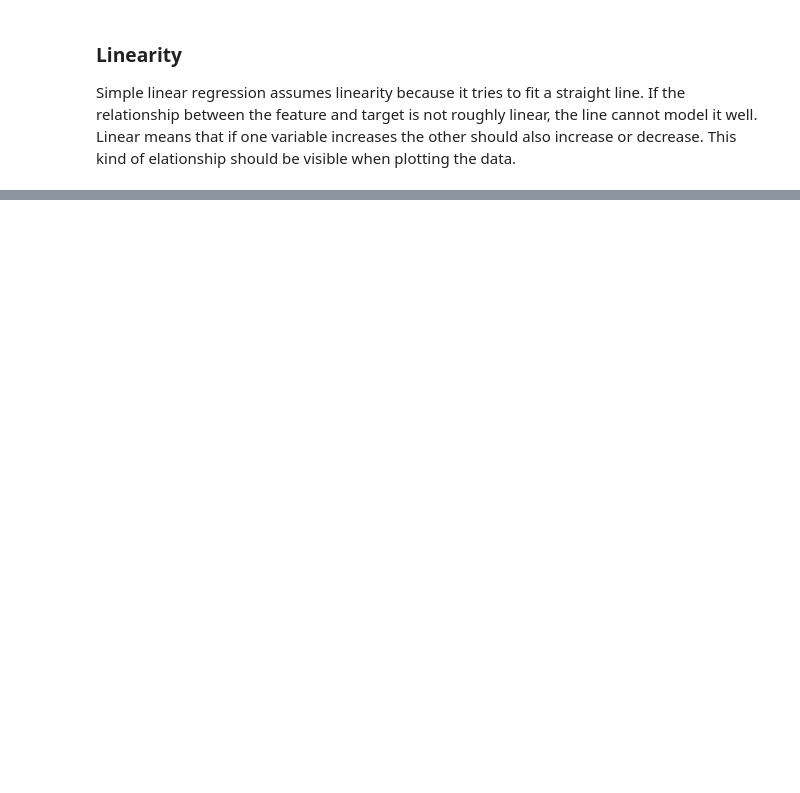
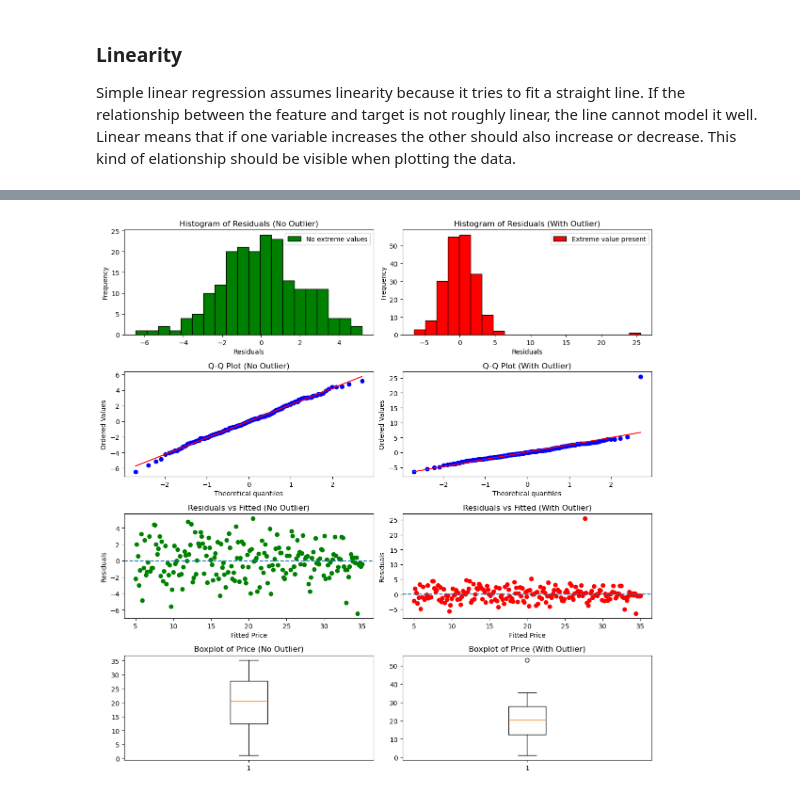
Before and after one commit to jci02/Machine-Learning-Theory, a Jupyter notebook: Supervised Learning/Regression/Linear Regression/Simple Linear Regression.ipynb, the cells around one changed output, grey strips where cells are left out. Saved outputs shown, nothing was run; the diff lists cells and outputs as text; code cells hidden in the pictures; blank space fills up the shorter version.

```diff
--- a/Supervised Learning/Regression/Linear Regression/Simple Linear Regression.ipynb
+++ b/Supervised Learning/Regression/Linear Regression/Simple Linear Regression.ipynb
@@ -288,0 +419,77 @@ print(df.head())
+# %%
+np.random.seed(123) # for reproducibility of random numbers
+
+n = 200 # number of houses
+
+size = np.linspace(0, 10, n) # house sizes in square meters
+
+beta_0, beta_1 = 5, 3 # true coefficients
+price_true = beta_0 + beta_1 * size # true relationship between Price and Size
+
+
+errors_normal = np.random.normal(0, 2, n) # Normal distributed errors
+price_normal = price_true + errors_normal # distorted relationship between Price and Size
+
+
+# Create dataset with an extreme outlier
+price_outlier = price_normal.copy()
+price_outlier[150] += 25 # add outlier at position 150 and add 25 on top of it
+
+
+# Residuals
+res_normal = price_normal - price_true
+res_outlier = price_outlier - price_true
+
+
+# Plot
+fig, axes = plt.subplots(4, 2, figsize=(12,12))
+
+
+
+# Histograms
+axes[0,0].hist(res_normal, bins=20, color="green", edgecolor="black", label="No extreme values")
+axes[0,0].set_title("Histogram of Residuals (No Outlier)")
+axes[0,0].set_xlabel("Residuals")
+axes[0,0].set_ylabel("Frequency")
+axes[0,0].legend()
+
+axes[0,1].hist(res_outlier, bins=20, color="red", edgecolor="black", label="Extreme value present")
+axes[0,1].set_title("Histogram of Residuals (With Outlier)")
+axes[0,1].set_xlabel("Residuals")
+axes[0,1].set_ylabel("Frequency")
+axes[0,1].legend()
+
+
+# Q-Q plots
+stats.probplot(res_normal, dist="norm", plot=axes[1,0])
+axes[1,0].set_title("Q-Q Plot (No Outlier)")
+
+stats.probplot(res_outlier, dist="norm", plot=axes[1,1])
+axes[1,1].set_title("Q-Q Plot (With Outlier)")
+
+
+
+# Residuals vs Fitted
+axes[2,0].scatter(price_true, res_normal, color="green")
+axes[2,0].axhline(0, linestyle="--")
+axes[2,0].set_title("Residuals vs Fitted (No Outlier)")
+axes[2,0].set_xlabel("Fitted Price")
+axes[2,0].set_ylabel("Residuals")
+
+axes[2,1].scatter(price_true, res_outlier, color="red")
+axes[2,1].axhline(0, linestyle="--")
+axes[2,1].set_title("Residuals vs Fitted (With Outlier)")
+axes[2,1].set_xlabel("Fitted Price")
+axes[2,1].set_ylabel("Residuals")
+
+axes[3,0].boxplot(price_normal)
+axes[3,0].set_title("Boxplot of Price (No Outlier)")
+
+axes[3,1].boxplot(price_outlier)
+axes[3,1].set_title("Boxplot of Price (With Outlier)")
+
+
+plt.tight_layout()
+plt.show()
+# %% [output]
+[figure, added]
```
Also changed, not shown: parts of 21 cells of this notebook, 1 other file.
